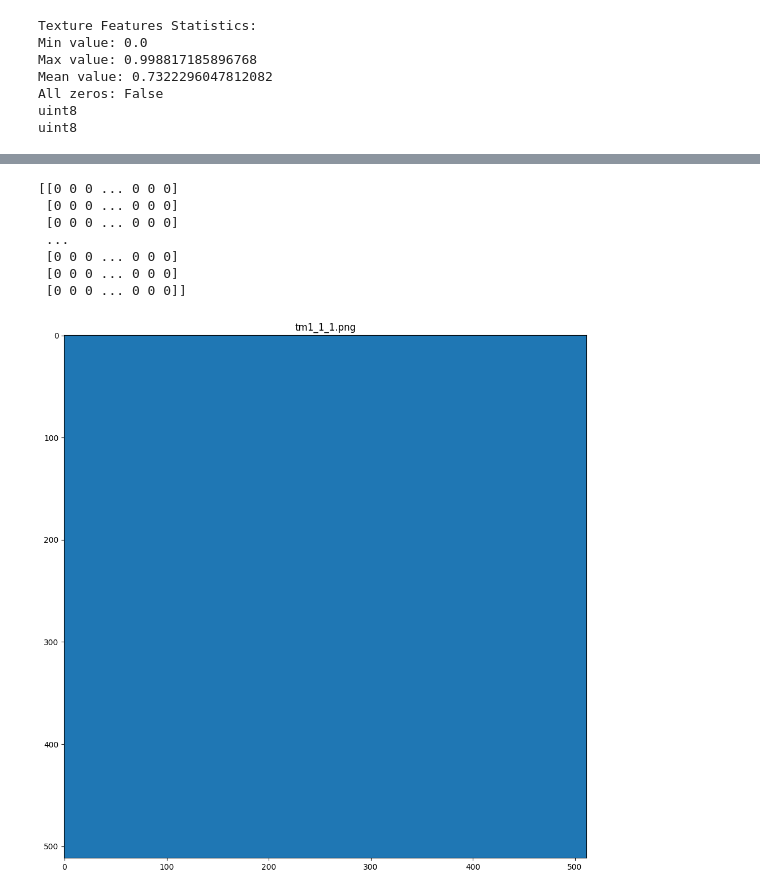
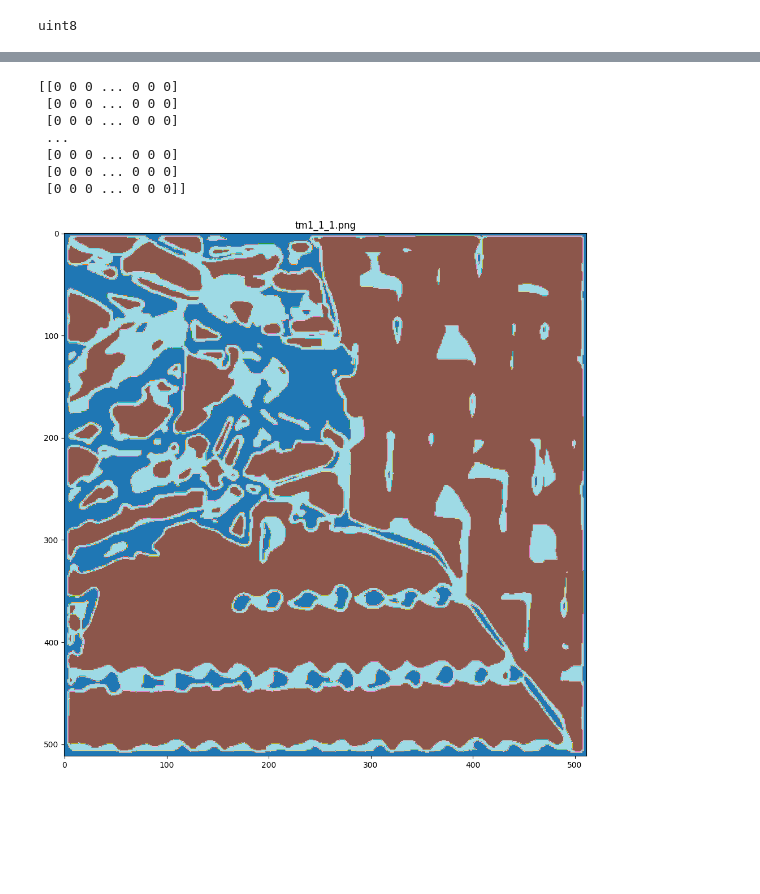
Before and after one commit to dmytro-varich/Texture-Segmentation-App, a Jupyter notebook: segmentation_main.ipynb, the cells around one changed output, grey strips where cells are left out. Saved outputs shown, nothing was run; the diff lists cells and outputs as text; code cells hidden in the pictures; blank space fills up the shorter version.

```diff
--- a/segmentation_main.ipynb
+++ b/segmentation_main.ipynb
@@ -114,7 +133,7 @@ class TextureSegmentation:
         return images
 
     @staticmethod
-    def show_images(images: dict, rows: int, cols: int, cmap:str = None, show_ax: str = 'on') -> None:
+    def show_images(images: dict, rows: int, cols: int, figsize: tuple = (15, 10), cmap: str = None, show_ax: str = 'on') -> None:
         fig, axes = plt.subplots(rows, cols, figsize=(15, 10))
 
         # В случае, если всего одна ось (например, rows=1, cols=1)
@@ -211,11 +230,10 @@ class TextureSegmentation:
         return cluster_centroids
 
     @staticmethod
-    def gaussian_similarity(patch, prp, sigma=0.1):
+    def gaussian_similarity(patch, prp, sigma=0.1, n=False):
         distance = np.linalg.norm(patch - prp)  # Евклидово расстояние
         similarity = np.exp(- (distance ** 2) / (2 * sigma ** 2))  # Функция Гаусса
-        # print(f"Patch: {patch}, PRP: {prp}, Distance: {distance}, Similarity: {similarity}")
-
+        if n: print(f"Patch: {patch}, PRP: {prp}, Distance: {distance}, Similarity: {similarity}")
         return similarity
 
     @staticmethod
@@ -255,24 +273,25 @@ class TextureSegmentation:
         plt.imshow(img, cmap=None)
         plt.show()
 
-        print("Texture Features Statistics:")
-        print(f"Min value: {np.min(texture_map)}")
-        print(f"Max value: {np.max(texture_map)}")
-        print(f"Mean value: {np.mean(texture_map)}")
-        print(f"All zeros: {np.all(texture_map == 0)}")
+        # print("Texture Features Statistics:")
+        # print(f"Min value: {np.min(texture_map)}")
+        # print(f"Max value: {np.max(texture_map)}")
+        # print(f"Mean value: {np.mean(texture_map)}")
+        # print(f"All zeros: {np.all(texture_map == 0)}")
         # 2. Применение функционала Мамфорда-Шаха
         solver = AmbrosioTortorelliMinimizer(texture_map, iterations=iterations)
         segmented_image, edges = solver.minimize()
 
         labels = np.zeros_like(segmented_image)
         height, width = segmented_image.shape
-        print(segmented_image.dtype)
+        # print(segmented_image)
+        segmented_image  = segmented_image.astype(np.float32) / 255.0
         for i in range(height - patch_size[0] + 1):
             for j in range(width - patch_size[1] + 1):
               patch = segmented_image[i:i+patch_size[0], j:j+patch_size[1]]
               patch_vector = patch.flatten()
-
-              similarities = [TextureSegmentation.gaussian_similarity(patch_vector, prp.flatten(), sigma) for prp in prp_centroids]
+              # print(f"Patch at ({i}, {j}): {patch}")
+              similarities = [TextureSegmentation.gaussian_similarity(patch_vector, prp.flatten(), sigma, False) for prp in prp_centroids]
               labels[i + patch_size[0] // 2, j + patch_size[1] // 2] = np.argmax(similarities)
               # print(f"Similarities: {similarities}")
         print(labels.dtype)
@@ -294,7 +313,10 @@ class TextureSegmentation:
 # %%
 def main(directory):
     images: dict = TextureSegmentation.load_images(directory)
-    TextureSegmentation.show_images(images, rows=1, cols=1, cmap='gray')
+    figsize = (12, 8)
+    rows = 1
+    cols = 1
+    TextureSegmentation.show_images(images, figsize=figsize, rows=rows, cols=cols, cmap='gray')
 
     patches = dict()
     patch_size = (7, 7)
@@ -309,9 +331,9 @@ def main(directory):
     prp_centroids = TextureSegmentation.cluster_patches(patches, max_clusters=max_clusters)
     # print(prp_centroids)
 
-    sigma = 0.7
+    sigma = 0.5
     segmented_images, edges, labels = dict(), dict(), dict()
-    iterations = 1
+    iterations = 5
     for key, image in images.items():
         segmented_images[key], edges[key], labels[key] = TextureSegmentation.segmentation(image, prp_centroids,
                                                                              patch_size, sigma, iterations)
@@ -319,7 +341,7 @@ def main(directory):
     TextureSegmentation.show_images(segmented_images, rows=1, cols=1, cmap=None)
     TextureSegmentation.show_images(edges, rows=1, cols=1, cmap=None)
     print(labels['tm1_1_1.png'])
-    TextureSegmentation.show_images(labels, rows=1, cols=1, cmap='tab20')
+    TextureSegmentation.show_images(labels, figsize, rows, cols, cmap='tab20')
 
 
 #     # TextureSegmantation.save_segmented_images('output', {})
@@ -334,7 +356 @@ if __name__ == '__main__':
-Texture Features Statistics:
-Min value: 0.0
-Max value: 0.998817185896768
-Mean value: 0.7322296047812082
-All zeros: False
 uint8
-uint8
@@ -343,8 +359,8 @@ uint8
 [[0 0 0 ... 0 0 0]
  [0 0 0 ... 0 0 0]
  [0 0 0 ... 0 0 0]
  ...
  [0 0 0 ... 0 0 0]
  [0 0 0 ... 0 0 0]
  [0 0 0 ... 0 0 0]]
-[figure, old version]
+[figure, new version]
```
Also changed, not shown: parts of 2 cells of this notebook.
